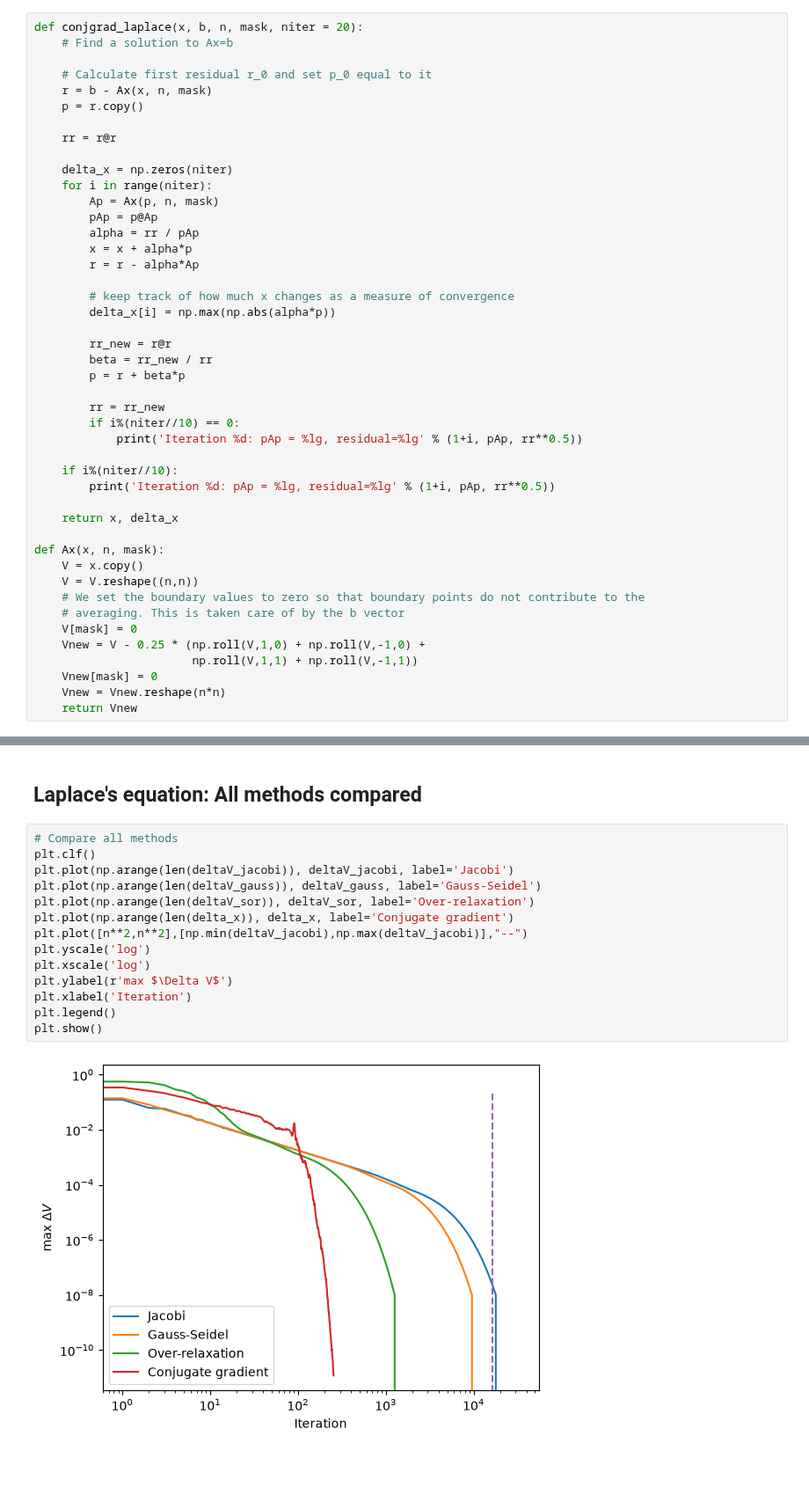
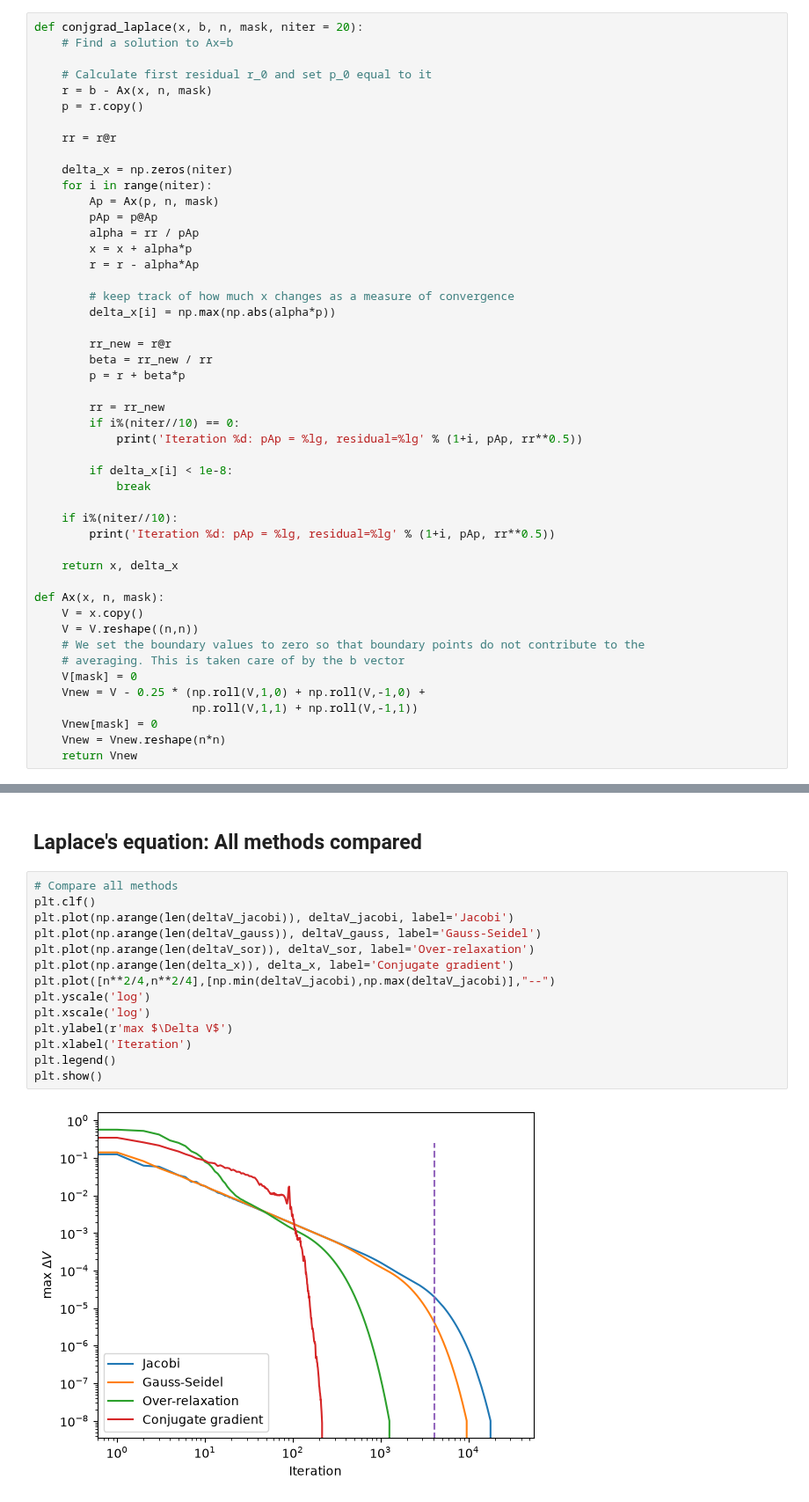
Before and after one commit to andrewcumming/phys512, a Jupyter notebook: solutions_bvp.ipynb, the cells around one changed output, grey strips where cells are left out. Shown at 88% size. Drawn from its saved outputs; the diff is of its cells as text; blank space fills up the shorter version.

```diff
--- a/solutions_bvp.ipynb
+++ b/solutions_bvp.ipynb
@@ -757,6 +757,9 @@ def conjgrad_laplace(x, b, n, mask, niter = 20):
         if i%(niter//10) == 0:
             print('Iteration %d: pAp = %lg, residual=%lg' % (1+i, pAp, rr**0.5))
 
+        if delta_x[i] < 1e-8:
+            break
+
     if i%(niter//10):
         print('Iteration %d: pAp = %lg, residual=%lg' % (1+i, pAp, rr**0.5))
 
@@ -836,16 +837,16 @@ Iteration 256: pAp = 1.20753e-20, residual=1.16551e-10
 # %%
 # Compare all methods
 plt.clf()
 plt.plot(np.arange(len(deltaV_jacobi)), deltaV_jacobi, label='Jacobi')
 plt.plot(np.arange(len(deltaV_gauss)), deltaV_gauss, label='Gauss-Seidel')
 plt.plot(np.arange(len(deltaV_sor)), deltaV_sor, label='Over-relaxation')
 plt.plot(np.arange(len(delta_x)), delta_x, label='Conjugate gradient')
-plt.plot([n**2,n**2],[np.min(deltaV_jacobi),np.max(deltaV_jacobi)],"--")
+plt.plot([n**2/4,n**2/4],[np.min(deltaV_jacobi),np.max(deltaV_jacobi)],"--")
 plt.yscale('log')
 plt.xscale('log')
 plt.ylabel(r'max $\Delta V$')
 plt.xlabel('Iteration')
 plt.legend()
 plt.show()
 # %% [output]
-[figure, old version]
+[figure, new version]
```
Also changed, not shown: parts of 6 cells of this notebook.
